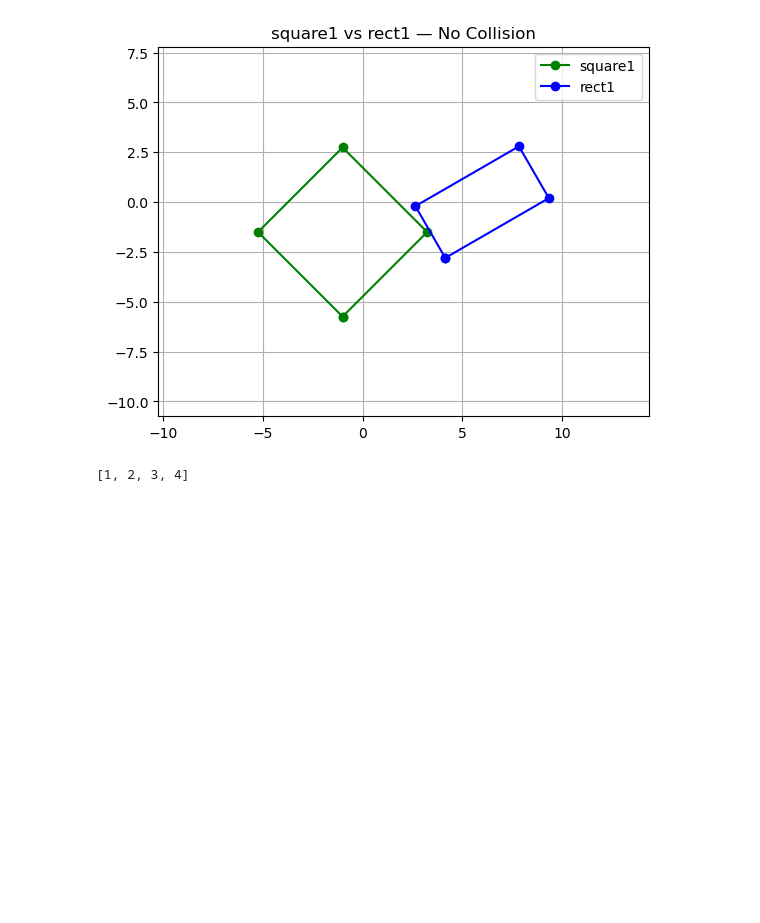
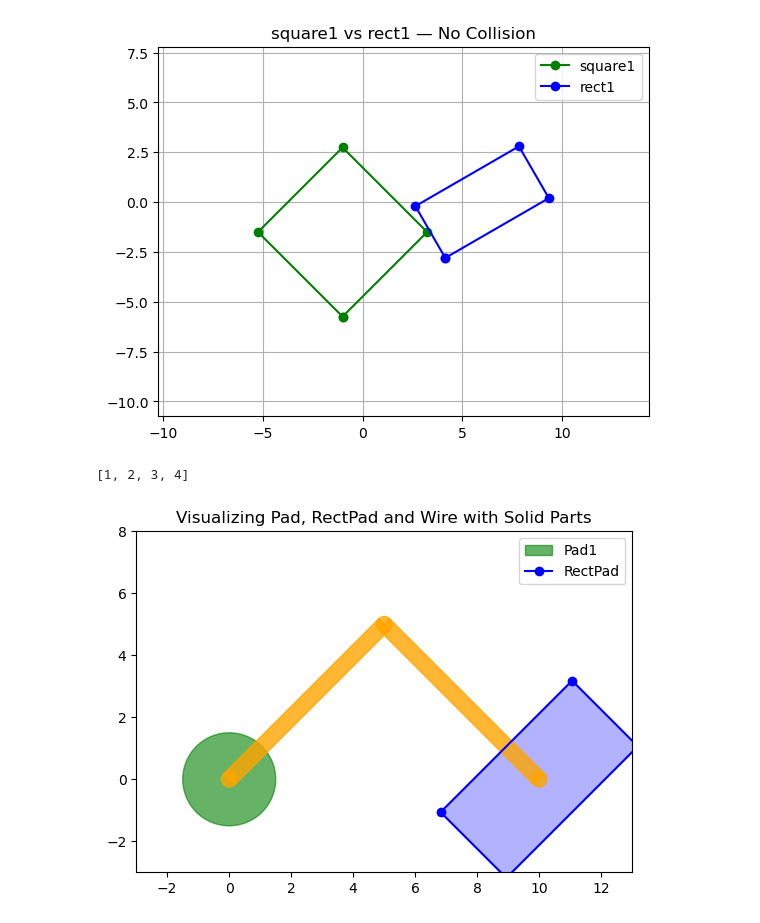
Before and after one commit to LuoZheng2002/pcb_routing, a Jupyter notebook: alternative_grid_def/Untitled.ipynb, the cells around one changed output. Cells and saved outputs as stored; diff of their text form; code cells hidden in the pictures; blank space fills up the shorter version.

```diff
--- a/alternative_grid_def/Untitled.ipynb
+++ b/alternative_grid_def/Untitled.ipynb
@@ -346,3 +394,50 @@ b = [3, 4]
 a + b
 # %% [output]
 [1, 2, 3, 4]
+# %%
+import matplotlib.pyplot as plt
+
+# 假設你已經有 Pad, RectPad, Wire class 定義
+pad = Pad("pad1", position=(0, 0), radius=1.5)
+rect = RectPad("rp1", position=(10, 0), side_length=6, side_width=3, angle=45)
+wire = Wire("wire1", start_component="pad1", end_component="rp1", width=0.25, points=[(0, 0), (5, 5), (10, 0)])
+
+fig, ax = plt.subplots()
+ax.set_aspect('equal')
+ax.grid(True)
+ax.set_title("Visualizing Pad, RectPad and Wire with Solid Parts")
+
+# 畫 Pad（圓形）
+circle = plt.Circle(pad.position, pad.radius, color='green', alpha=0.6, label='Pad1')
+ax.add_patch(circle)
+
+# 畫 RectPad（四邊形）
+rp_corners = rect.get_corners()
+rp_corners.append(rp_corners[0])
+xs, ys = zip(*rp_corners)
+ax.plot(xs, ys, 'blue', marker='o', label='RectPad')
+ax.fill(xs, ys, color='blue', alpha=0.3)
+
+# 畫 Wire（多段矩形 + 點圓）
+for segment in wire.get_segments():
+    segment.append(segment[0])  # 關閉 path
+    xs, ys = zip(*segment)
+    ax.fill(xs, ys, color='orange', alpha=0.8)
+
+# 畫 Wire 的每個節點圓形
+for x, y in wire.points:
+    dot_circle = plt.Circle((x, y), wire.width, color='orange', alpha=0.8)
+    ax.add_patch(dot_circle)
+
+# 邊界
+all_x = [pad.position[0], rect.position[0]] + [p[0] for p in wire.points]
+all_y = [pad.position[1], rect.position[1]] + [p[1] for p in wire.points]
+ax.set_xlim(min(all_x) - 3, max(all_x) + 3)
+ax.set_ylim(min(all_y) - 3, max(all_y) + 3)
+
+plt.legend()
+# plt.axis('off')  # 關掉整個座標軸
+ax.grid(False)  # 關掉格線
+plt.show()
+# %% [output]
+[figure, added]
```
Also changed, not shown: parts of 3 cells of this notebook.
